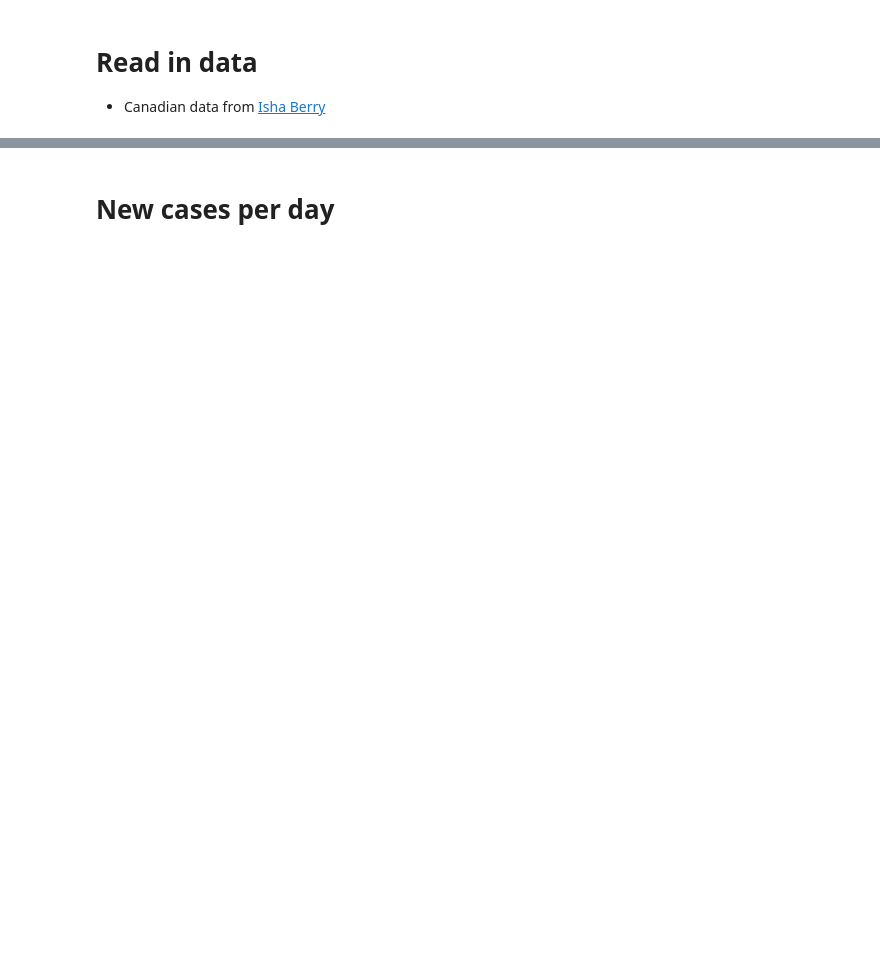
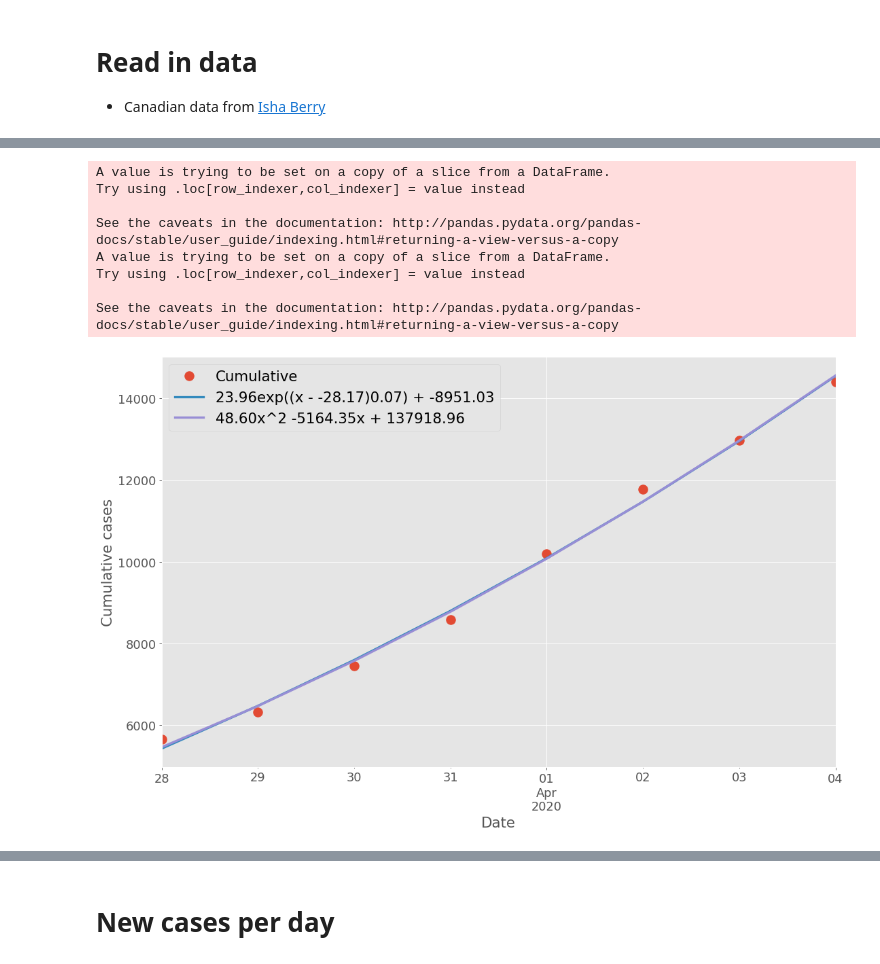
Before and after one commit to tomslee/covid-animation-canada, a Jupyter notebook: Covid-19 Canada.ipynb, the cells around one changed output, grey strips where cells are left out. Cells and saved outputs as stored; diff of their text form; code cells hidden in the pictures; blank space fills up the shorter version.

```diff
--- a/Covid-19 Canada.ipynb
+++ b/Covid-19 Canada.ipynb
@@ -85,15 +106,0 @@ plot_cumulative(data=df_agg[["date_report", "date", "days", "cumulative"]], scal
-# %%
-# From http://emilygraceripka.com/blog/14
-# curve fit: define the fitting function
-def fit_function(x, a, x0, k, b):
-    return a * np.exp((x - x0) * k) + b
-# feed it into scipy
-popt, pcov = curve_fit(
-    fit_function,
-    df_agg["days"].to_list()[-10:],
-    df_agg["cumulative"].to_list()[-10:],
-    p0 = (2, 18300, 3, -100),
-    maxfev =100000)
-print(popt)
-df_agg["curve_fit"] = df_agg["days"].apply(lambda x: fit_function(x, popt[0], popt[1], popt[2], popt[3]))
-df_agg.iloc[-10:].plot(kind="line", y=["cumulative", "curve_fit"], style=["o ", "-"])
@@ -119,0 +141,43 @@ df_plot.iloc[-20:].plot(y=["cumulative", "curve_fit"], style=["o ", "-"])
+# %%
+# From http://emilygraceripka.com/blog/14
+# curve fit: define the fitting function
+def exp_fit(x, a, x0, k, b):
+    return a * np.exp((x - x0) * k) + b
+
+def quad_fit(x, a, b, c):
+    return a * x * x + b * x + c
+
+def fit_trends(data, fit_points=FIT_POINTS):
+    data = data.iloc[-fit_points:]
+    x = data["days"]
+    y = data["cumulative"]
+    # feed it into scipy, method is one of ‘lm’, ‘trf’, ‘dogbox’}
+    popt_exp, pcov_exp = curve_fit(exp_fit, x, y, method="trf", p0 = (5,6,0.1,-1000), maxfev = 10000)
+    popt_quad, pcov_quad = curve_fit(quad_fit, x, y, maxfev = 10000)
+
+    # add columns holding trend values to the dataframe
+    data["exp_fit"] = data["days"].apply(lambda x: exp_fit(x, *popt_exp))
+    data["quad_fit"] = data["days"].apply(lambda x: quad_fit(x, *popt_quad))
+    data.plot(kind="line", y=["cumulative", "exp_fit", "quad_fit"], style=["o ", "-", "-"],
+                          label=["Cumulative",
+                                 "{:.2f}exp((x - {:.2f}){:.2f}) + {:.2f}"
+                                  .format(*popt_exp),
+                                 "{:.2f}x^2 {:-.2f}x + {:.2f}"
+                                  .format(*popt_quad)],
+                          markersize=12, linewidth=3)
+    plt.gca().set_xlabel("Date")
+    plt.gca().set_ylabel("Cumulative cases")
+    plt.show()
+    return (data, popt_exp, popt_quad)
+
+(df_trend, popt_exp, popt_quad) = fit_trends(df_agg, fit_points=8)
+# %% [output]
+A value is trying to be set on a copy of a slice from a DataFrame.
+Try using .loc[row_indexer,col_indexer] = value instead
+
+See the caveats in the documentation: http://pandas.pydata.org/pandas-docs/stable/user_guide/indexing.html#returning-a-view-versus-a-copy
+A value is trying to be set on a copy of a slice from a DataFrame.
+Try using .loc[row_indexer,col_indexer] = value instead
+
+See the caveats in the documentation: http://pandas.pydata.org/pandas-docs/stable/user_guide/indexing.html#returning-a-view-versus-a-copy
+[figure, added]
```
Also changed, not shown: parts of 18 cells of this notebook, 1 other file.
